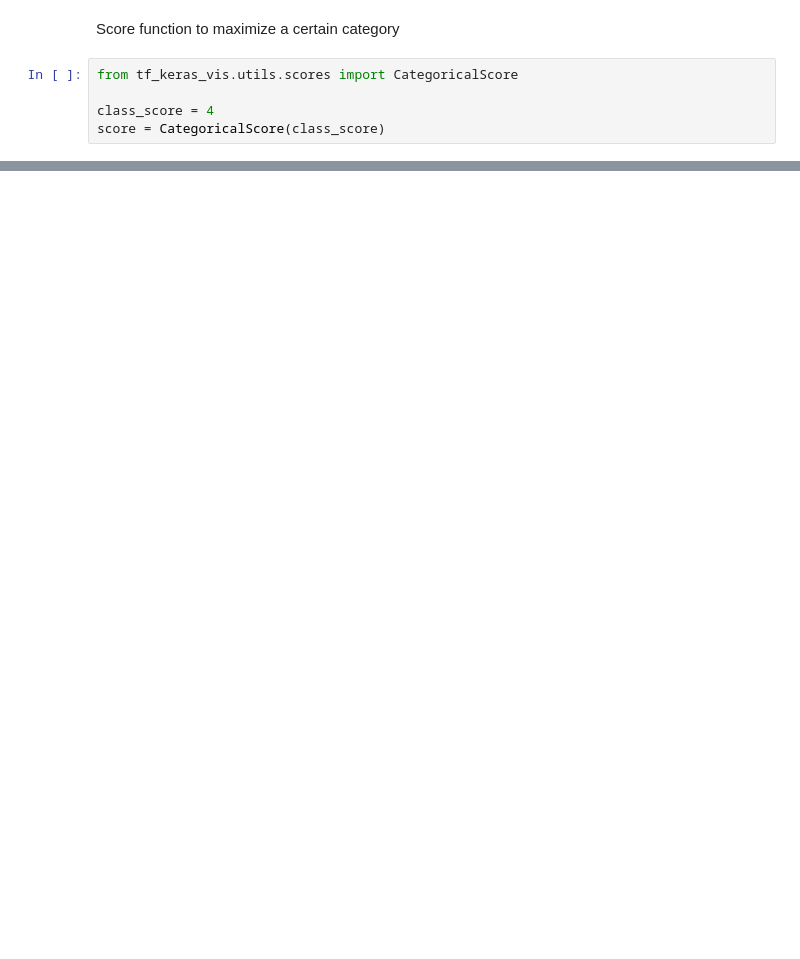
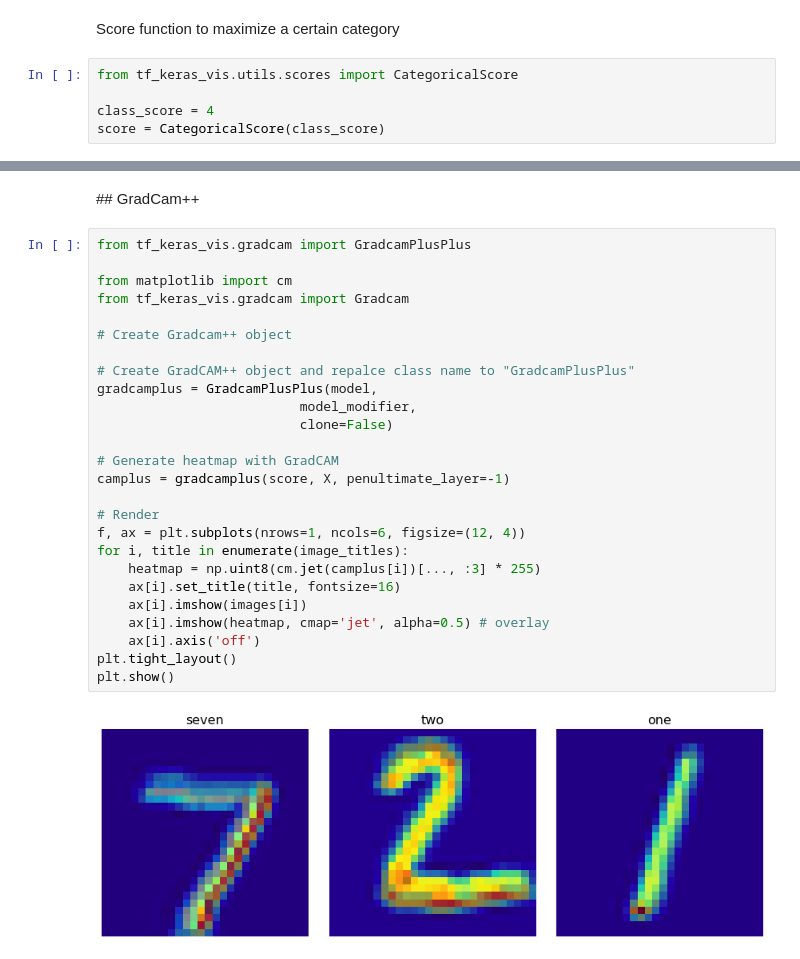
Before and after one commit to raulbenitez/IWANN21, a Jupyter notebook: MNIST_interpretability.ipynb, the cells around one changed output, grey strips where cells are left out. Drawn from its saved outputs; the diff is of its cells as text; blank space fills up the shorter version.

```diff
--- a/MNIST_interpretability.ipynb
+++ b/MNIST_interpretability.ipynb
@@ -314,0 +390,30 @@ Steps: 200      Scores: [[-136.6475372314453]], Regularizations: [('TotalVariati
+# %% [markdown]
+## GradCam++
+# %%
+from tf_keras_vis.gradcam import GradcamPlusPlus
+
+from matplotlib import cm
+from tf_keras_vis.gradcam import Gradcam
+
+# Create Gradcam++ object
+
+# Create GradCAM++ object and repalce class name to "GradcamPlusPlus"
+gradcamplus = GradcamPlusPlus(model,
+                          model_modifier,
+                          clone=False)
+
+# Generate heatmap with GradCAM
+camplus = gradcamplus(score, X, penultimate_layer=-1)
+
+# Render
+f, ax = plt.subplots(nrows=1, ncols=6, figsize=(12, 4))
+for i, title in enumerate(image_titles):
+    heatmap = np.uint8(cm.jet(camplus[i])[..., :3] * 255)
+    ax[i].set_title(title, fontsize=16)
+    ax[i].imshow(images[i])
+    ax[i].imshow(heatmap, cmap='jet', alpha=0.5) # overlay
+    ax[i].axis('off')
+plt.tight_layout()
+plt.show()
+# %% [output]
+[figure, added]
```
Also changed, not shown: parts of 16 cells of this notebook.
